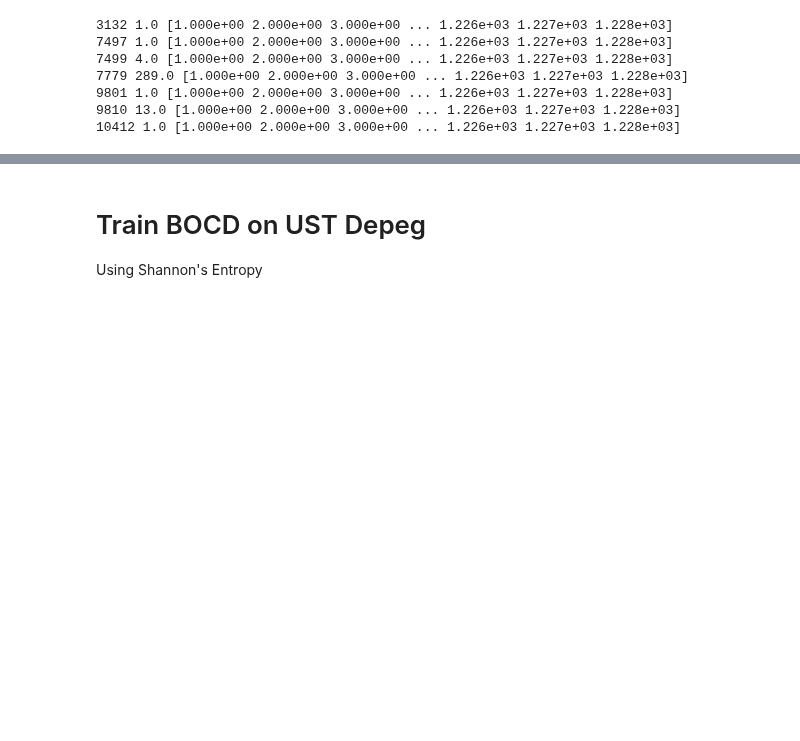
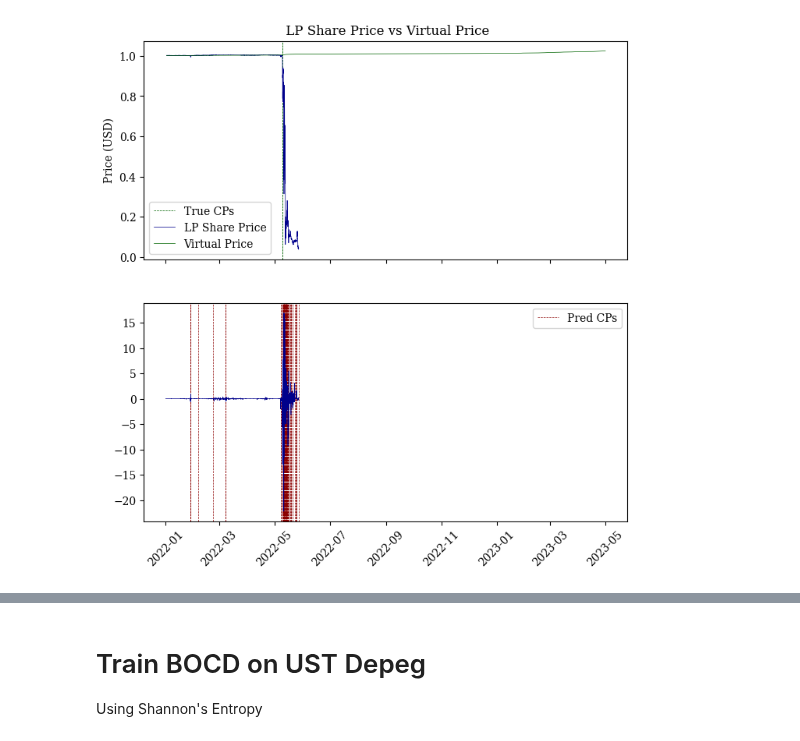
Before and after one commit to xenophonlabs/curve-lp-metrics, a Jupyter notebook: notebooks/usdc_depeg_analysis.ipynb, the cells around one changed output, grey strips where cells are left out. Cells and saved outputs as stored; diff of their text form; code cells hidden in the pictures; blank space fills up the shorter version.

```diff
--- a/notebooks/usdc_depeg_analysis.ipynb
+++ b/notebooks/usdc_depeg_analysis.ipynb
@@ -62,29 +108,27 @@ DatetimeIndex(['2022-05-11 13:00:00', '2022-11-09 10:00:00',
 # %%
-# FREQ = '1h'
+THRESH = 0.05
+ALPHA = 1/5
+FREQ = timedelta(hours=1)
+MARGIN = timedelta(hours=24)
+
 # pool = "0xbebc44782c7db0a1a60cb6fe97d0b483032ff1c7"
-# metric = 'shannonsEntropy'
+pool = "0xceaf7747579696a2f0bb206a14210e3c9e6fb269"
+metric = 'netSwapFlow'
 
-# start_ts, start_block = DataFetcher.get_block(datetime.fromisoformat("2022-01-01"))
-# end_ts, end_block = DataFetcher.get_block(datetime.fromisoformat("2023-05-01"))
+start_ts, start_block = DataFetcher.get_block(datetime.fromisoformat("2022-01-01"))
+end_ts, end_block = DataFetcher.get_block(datetime.fromisoformat("2023-05-01"))
 
-# lp_share_price = datahandler.get_pool_metric(pool, 'lpSharePrice', start_ts, end_ts).resample(FREQ).mean()
-# snapshots = datahandler.get_pool_snapshots(pool, start_ts, end_ts)
-# virtual_price = snapshots['virtualPrice'].resample(FREQ).mean() / 10**18
-# y = metricsprocessor.true_cps(lp_share_price, virtual_price, thresh=0.01)
+lp_share_price = datahandler.get_pool_metric(pool, 'lpSharePrice', start_ts, end_ts)
+snapshots = datahandler.get_pool_snapshots(pool, start_ts, end_ts)
+virtual_price = snapshots['virtualPrice'] / 10**18
+y = metricsprocessor.true_cps(lp_share_price, virtual_price, freq=FREQ, thresh=THRESH)
+X = datahandler.get_X(metric, pool, start_ts, end_ts, FREQ)
 
-# X = datahandler.get_X(metric, pool, start_ts, end_ts, FREQ)
-
-model = BOCD(margin=timedelta(hours=24), alpha=1/5, verbose=True)
-model.update({'alpha':0.1, 'beta':0.1, 'kappa':0.1})
+model = BOCD(margin=MARGIN, alpha=ALPHA, verbose=True)
+model.update({'alpha':10, 'beta':10, 'kappa':0.1})
 y_pred = model.predict(X)
 
-# bocd_plot_comp(X, lp_share_price, y, y_pred, show=True)
+bocd_plot_comp(X, lp_share_price.resample(FREQ).last(), virtual_price, y, y_pred, show=True)
 # %% [output]
-3132 1.0 [1.000e+00 2.000e+00 3.000e+00 ... 1.226e+03 1.227e+03 1.228e+03]
-7497 1.0 [1.000e+00 2.000e+00 3.000e+00 ... 1.226e+03 1.227e+03 1.228e+03]
-7499 4.0 [1.000e+00 2.000e+00 3.000e+00 ... 1.226e+03 1.227e+03 1.228e+03]
-7779 289.0 [1.000e+00 2.000e+00 3.000e+00 ... 1.226e+03 1.227e+03 1.228e+03]
-9801 1.0 [1.000e+00 2.000e+00 3.000e+00 ... 1.226e+03 1.227e+03 1.228e+03]
-9810 13.0 [1.000e+00 2.000e+00 3.000e+00 ... 1.226e+03 1.227e+03 1.228e+03]
-10412 1.0 [1.000e+00 2.000e+00 3.000e+00 ... 1.226e+03 1.227e+03 1.228e+03]
+[figure, added]
 # %%
```
Also changed, not shown: parts of 6 cells of this notebook, 5 other files.
